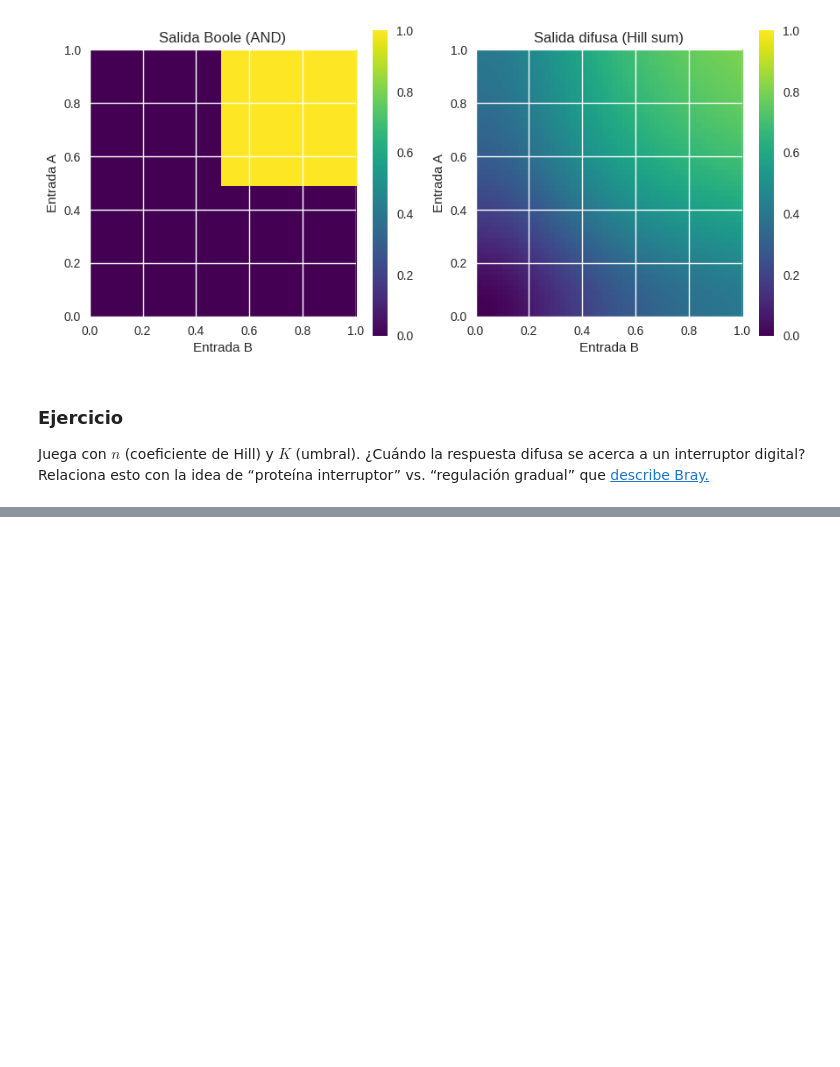
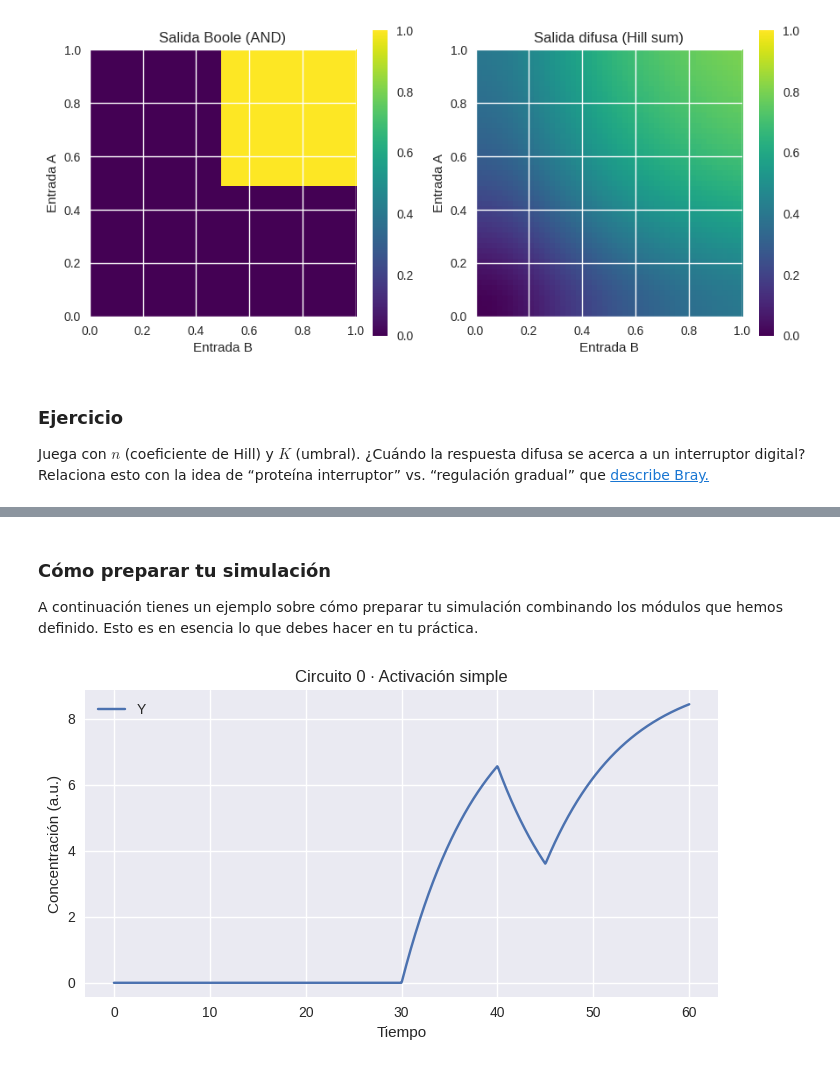
Before and after one commit to amoyag/Biofisica, a Jupyter notebook: S1_introduccion.ipynb, the cells around one changed output, grey strips where cells are left out. Cells and saved outputs as stored; diff of their text form; code cells hidden in the pictures; blank space fills up the shorter version.

```diff
--- a/S1_introduccion.ipynb
+++ b/S1_introduccion.ipynb
@@ -187,0 +277,14 @@ plot_timeseries(sol, labels=["Y"], title="Entrada escalón → respuesta de Y (a
+# %%
+
+#@title Módulo 3 · Ejecución (integración numérica)
+from scipy.integrate import solve_ivp
+
+def run_simulation(model_func, params, y0, t_span, t_eval,
+                   method="RK45", rtol=1e-6, atol=1e-9):
+    """
+    Integra el sistema ODE usando solve_ivp.
+    """
+    sol = solve_ivp(lambda t, y: model_func(t, y, params),
+                    t_span=t_span, y0=y0, t_eval=t_eval,
+                    method=method, rtol=rtol, atol=atol)
+    return sol
@@ -187,0 +319,31 @@ plot_timeseries(sol, labels=["Y"], title="Entrada escalón → respuesta de Y (a
+# %% [markdown]
+### Cómo preparar tu simulación
+A continuación tienes un ejemplo sobre cómo preparar tu simulación combinando los módulos que hemos definido. Esto es en esencia lo que debes hacer en tu práctica.
+# %%
+
+#@title Preparar la simulación: elegir modelo + config + ejecutar + visualizar
+
+
+# 1) Elegir el modelo (Módulo 1)
+model_func = model_gene_activation
+
+# 2) Construir configuración (Módulo 2)
+#    Cambia input_func para step/pulse y model_params para sensibilidad
+params, y0, t_span, t_eval = build_config(
+    model_params={"Pmax": 1.2, "K": 0.4, "n": 3, "alpha": 0.12},
+    input_func=lambda t: step_input(t, t_on=8, val_before=0.0, val_after=1.0)
+    #input_func=lambda t: pulse_input(t, t_on=3, t_off=40, val=01.0, )
+    #input_func=lambda t: step_input(t, t_on=45) + pulse_input(t, t_on=30, t_off=40)
+
+    )
+
+# 3) Ejecutar (Módulo 3)
+sol = run_simulation(model_func, params, y0, t_span, t_eval)
+
+# 4) Visualizar y exportar (Módulo 4)
+plot_timeseries(sol, labels=["Y"], title=params["meta"]["name"])
+#df = to_dataframe(sol, labels=["Y"])
+#_ = save_csv(df, path="circuito0_activacion.csv")
+#df.head()
+# %% [output]
+[figure, added]
```
Also changed, not shown: parts of 9 cells of this notebook.
